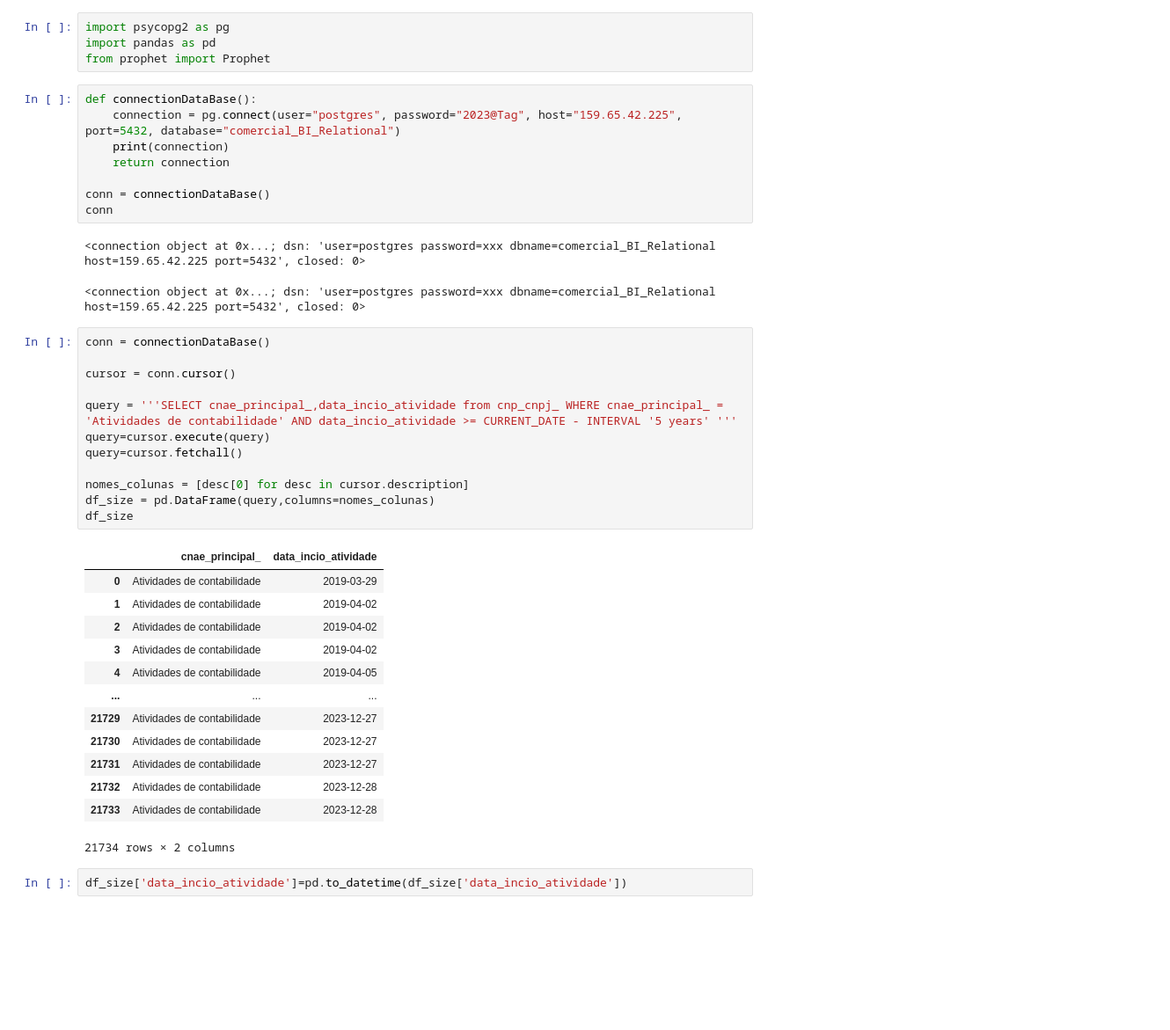
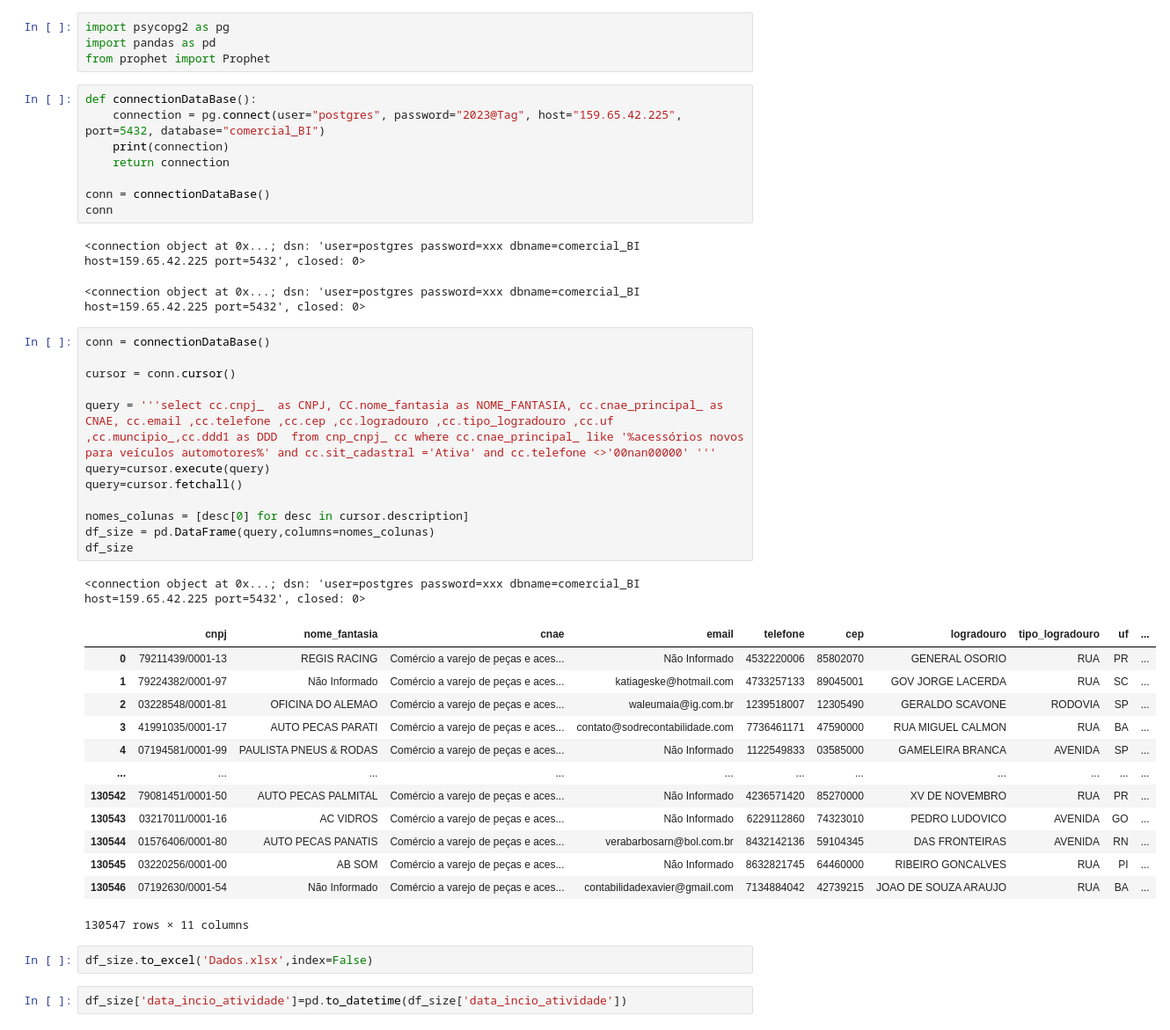
Before and after one commit to sintese-bi/dashboard-cnpj-api, a Jupyter notebook: forecast.ipynb, the cells around one changed output. Shown at 88% size. Drawn from its saved outputs; the diff is of its cells as text; blank space fills up the shorter version.

```diff
--- a/forecast.ipynb
+++ b/forecast.ipynb
@@ -4,41 +4,44 @@ import pandas as pd
 from prophet import Prophet
 # %%
 def connectionDataBase():
-    connection = pg.connect(user="postgres", password="2023@Tag", host="159.65.42.225", port=5432, database="comercial_BI_Relational")
+    connection = pg.connect(user="postgres", password="2023@Tag", host="159.65.42.225", port=5432, database="comercial_BI")
     print(connection)
     return connection
 
 conn = connectionDataBase()
 conn
 # %% [output]
-<connection object at 0x...; dsn: 'user=postgres password=xxx dbname=comercial_BI_Relational host=159.65.42.225 port=5432', closed: 0>
+<connection object at 0x...; dsn: 'user=postgres password=xxx dbname=comercial_BI host=159.65.42.225 port=5432', closed: 0>
-<connection object at 0x...; dsn: 'user=postgres password=xxx dbname=comercial_BI_Relational host=159.65.42.225 port=5432', closed: 0>
+<connection object at 0x...; dsn: 'user=postgres password=xxx dbname=comercial_BI host=159.65.42.225 port=5432', closed: 0>
 # %%
 conn = connectionDataBase()
 
 cursor = conn.cursor()
 
-query = '''SELECT cnae_principal_,data_incio_atividade from cnp_cnpj_ WHERE cnae_principal_ = 'Atividades de contabilidade' AND data_incio_atividade >= CURRENT_DATE - INTERVAL '5 years' '''
+query = '''select cc.cnpj_  as CNPJ, CC.nome_fantasia as NOME_FANTASIA, cc.cnae_principal_ as CNAE, cc.email ,cc.telefone ,cc.cep ,cc.logradouro ,cc.tipo_logradouro ,cc.uf ,cc.muncipio_,cc.ddd1 as DDD  from cnp_cnpj_ cc where cc.cnae_principal_ like '%acessórios novos para veículos automotores%' and cc.sit_cadastral ='Ativa' and cc.telefone <>'00nan00000' '''
 query=cursor.execute(query)
 query=cursor.fetchall()
 
 nomes_colunas = [desc[0] for desc in cursor.description]
 df_size = pd.DataFrame(query,columns=nomes_colunas)
 df_size
 # %% [output]
+<connection object at 0x...; dsn: 'user=postgres password=xxx dbname=comercial_BI host=159.65.42.225 port=5432', closed: 0>
-|  | cnae_principal_ | data_incio_atividade |
-| 0 | Atividades de contabilidade | 2019-03-29 |
-| 1 | Atividades de contabilidade | 2019-04-02 |
-| 2 | Atividades de contabilidade | 2019-04-02 |
-| 3 | Atividades de contabilidade | 2019-04-02 |
-| 4 | Atividades de contabilidade | 2019-04-05 |
-| ... | ... | ... |
-| 21729 | Atividades de contabilidade | 2023-12-27 |
-| 21730 | Atividades de contabilidade | 2023-12-27 |
-| 21731 | Atividades de contabilidade | 2023-12-27 |
-| 21732 | Atividades de contabilidade | 2023-12-28 |
-| 21733 | Atividades de contabilidade | 2023-12-28 |
+|  | cnpj | nome_fantasia | cnae | email | telefone | cep | logradouro | tipo_logradouro | uf | ... |
+| 0 | 79211439/0001-13 | REGIS RACING | Comércio a varejo de peças e aces... | Não Informado | 4532220006 | 85802070 | GENERAL OSORIO | RUA | PR | ... |
+| 1 | 79224382/0001-97 | Não Informado | Comércio a varejo de peças e aces... | katiageske@hotmail.com | 4733257133 | 89045001 | GOV JORGE LACERDA | RUA | SC | ... |
+| 2 | 03228548/0001-81 | OFICINA DO ALEMAO | Comércio a varejo de peças e aces... | waleumaia@ig.com.br | 1239518007 | 12305490 | GERALDO SCAVONE | RODOVIA | SP | ... |
+| 3 | 41991035/0001-17 | AUTO PECAS PARATI | Comércio a varejo de peças e aces... | contato@sodrecontabilidade.com | 7736461171 | 47590000 | RUA MIGUEL CALMON | RUA | BA | ... |
+| 4 | 07194581/0001-99 | PAULISTA PNEUS & RODAS | Comércio a varejo de peças e aces... | Não Informado | 1122549833 | 03585000 | GAMELEIRA BRANCA | AVENIDA | SP | ... |
+| ... | ... | ... | ... | ... | ... | ... | ... | ... | ... | ... |
+| 130542 | 79081451/0001-50 | AUTO PECAS PALMITAL | Comércio a varejo de peças e aces... | Não Informado | 4236571420 | 85270000 | XV DE NOVEMBRO | RUA | PR | ... |
+| 130543 | 03217011/0001-16 | AC VIDROS | Comércio a varejo de peças e aces... | Não Informado | 6229112860 | 74323010 | PEDRO LUDOVICO | AVENIDA | GO | ... |
+| 130544 | 01576406/0001-80 | AUTO PECAS PANATIS | Comércio a varejo de peças e aces... | verabarbosarn@bol.com.br | 8432142136 | 59104345 | DAS FRONTEIRAS | AVENIDA | RN | ... |
+| 130545 | 03220256/0001-00 | AB SOM | Comércio a varejo de peças e aces... | Não Informado | 8632821745 | 64460000 | RIBEIRO GONCALVES | RUA | PI | ... |
+| 130546 | 07192630/0001-54 | Não Informado | Comércio a varejo de peças e aces... | contabilidadexavier@gmail.com | 7134884042 | 42739215 | JOAO DE SOUZA ARAUJO | RUA | BA | ... |
-21734 rows × 2 columns
+130547 rows × 11 columns
+# %%
+df_size.to_excel('Dados.xlsx',index=False)
 # %%
 df_size['data_incio_atividade']=pd.to_datetime(df_size['data_incio_atividade'])
 # %%
```
Also changed, not shown: 6 other files.
